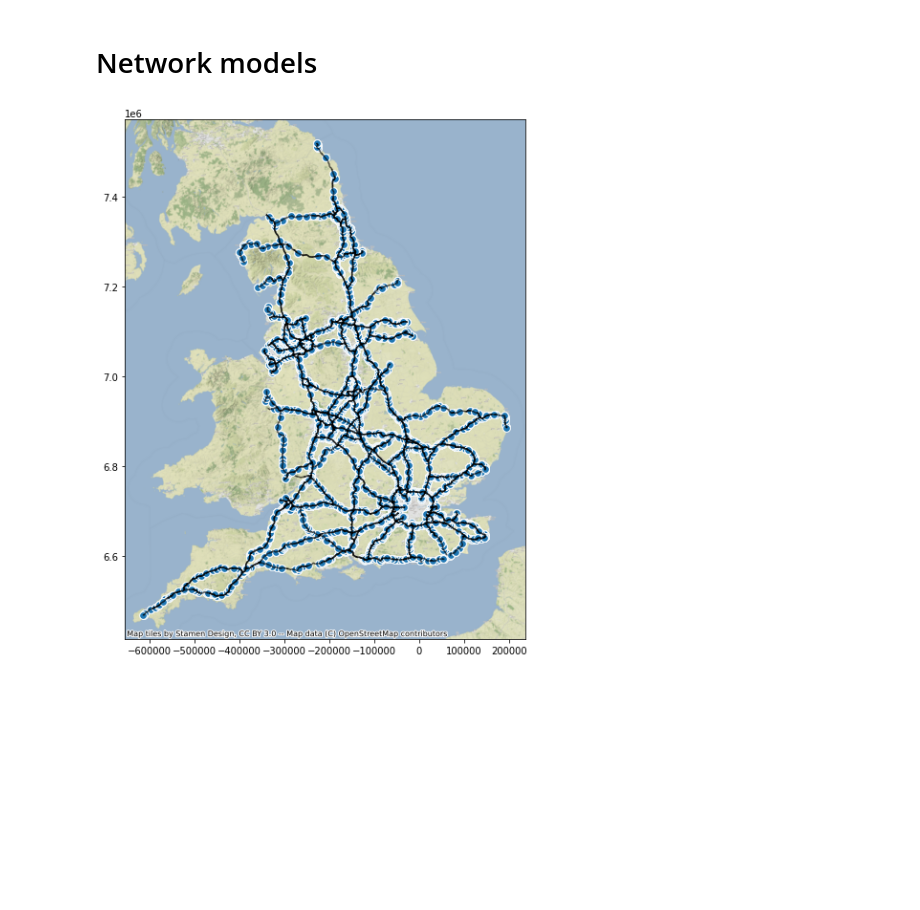
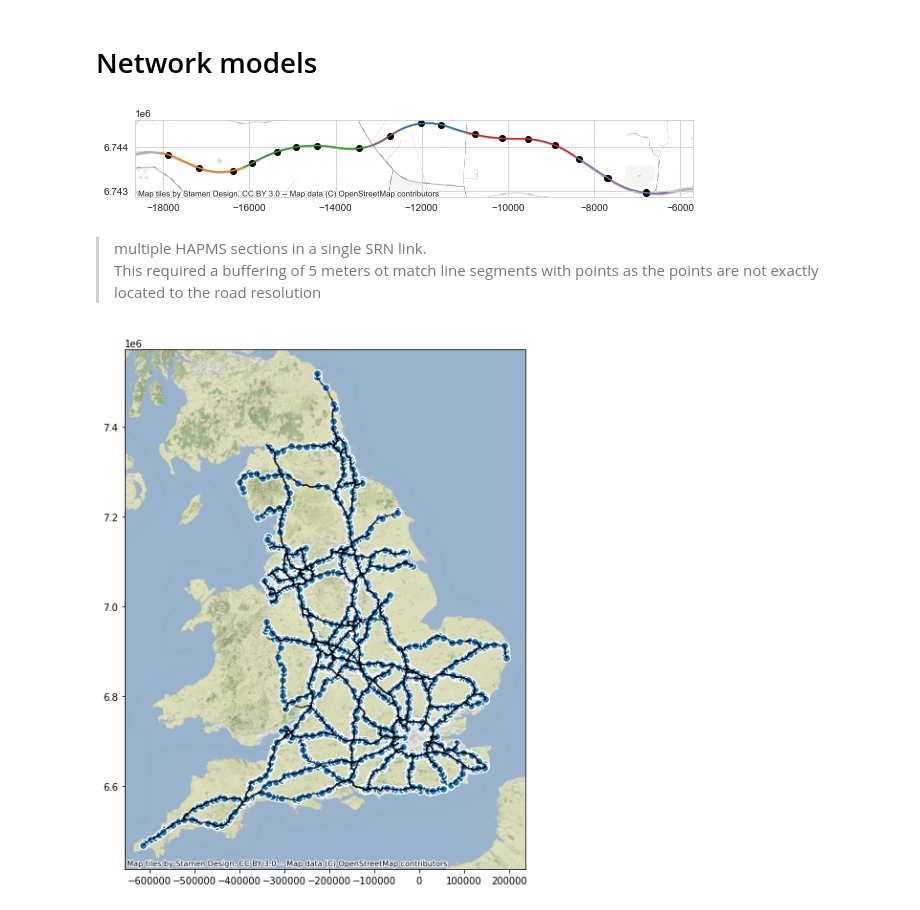
Before and after one commit to markd87/he, a Jupyter notebook: he.ipynb, the cells around one changed output. Cells and saved outputs as stored; diff of their text form; code cells hidden in the pictures; blank space fills up the shorter version.

```diff
--- a/he.ipynb
+++ b/he.ipynb
@@ -75,7 +79,7 @@ link
 109001401    20
 dtype: int64
 # %%
-sites_199055701 = ",".join(sites_clean[sites_clean["link"] == "199055701"].Id.values)
+sites_199055701 = ",".join(midas_sites[midas_sites["link"] == "199055701"].Id.values)
 # %%
 df_199055701 = midas.daily_report(
     start="31-10-2016", end="04-11-2016", sites=sites_199055701
@@ -111,6 +115,6 @@ plot_report(df)
 # %% [markdown]
 # Network models
 # %%
-hapms_file = "HAPMS/network20200302.shp"
+hapms_file = "hapms/network20200302.shp"
 # %%
 hapms = gpd.read_file(hapms_file)
@@ -119,3 +121,29 @@ hapms_gdf = hapms.pipe(start).pipe(convert_crs, "27700")
+# %%
+hapms.crs = "epsg:27700"
+# %%
+midas_buff = midas_sites[
+    midas_sites["Description"].isin(df_199055701["Site Name"].unique())
+].copy()
+midas_buff["geometry"] = midas_buff["geometry"].buffer(5)
+sites_hapms_join = gpd.sjoin(midas_buff, hapms, how="left", op="intersects")
+# %%
+fig, ax = plt.subplots(figsize=(10, 10))
+i = -1
+for sect in sites_hapms_join["sect_label"].unique():
+    i = i + 1
+    hapms[hapms["sect_label"].isin([sect])].to_crs("epsg:3857").plot(
+        ax=ax, color=sns.color_palette()[i]
+    )
+midas_sites[midas_sites["Description"].isin(df_199055701["Site Name"].unique())].to_crs(
+    "epsg:3857"
+).plot(ax=ax, color="k")
+ctx.add_basemap(ax, url=ctx.providers.Stamen.TonerLite)
+# %% [output]
+[figure, added]
+# %% [markdown]
+> multiple HAPMS sections in a single SRN link. \
+This required a buffering of 5 meters ot match line segments with points
+as the points are not exactly located to the road resolution
 # %%
 fig, ax = plt.subplots(figsize=(10, 10))
 sites_clean.to_crs("epsg:3857").plot(ax=ax, edgecolor="w", alpha=1, markersize=60)
```
Also changed, not shown: parts of 4 cells of this notebook, 1 other file.
